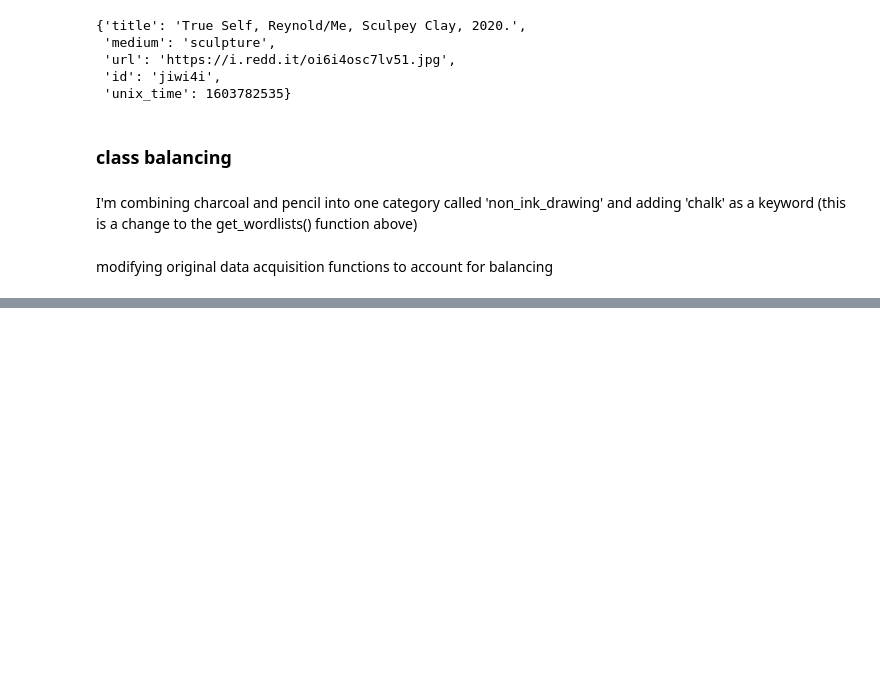
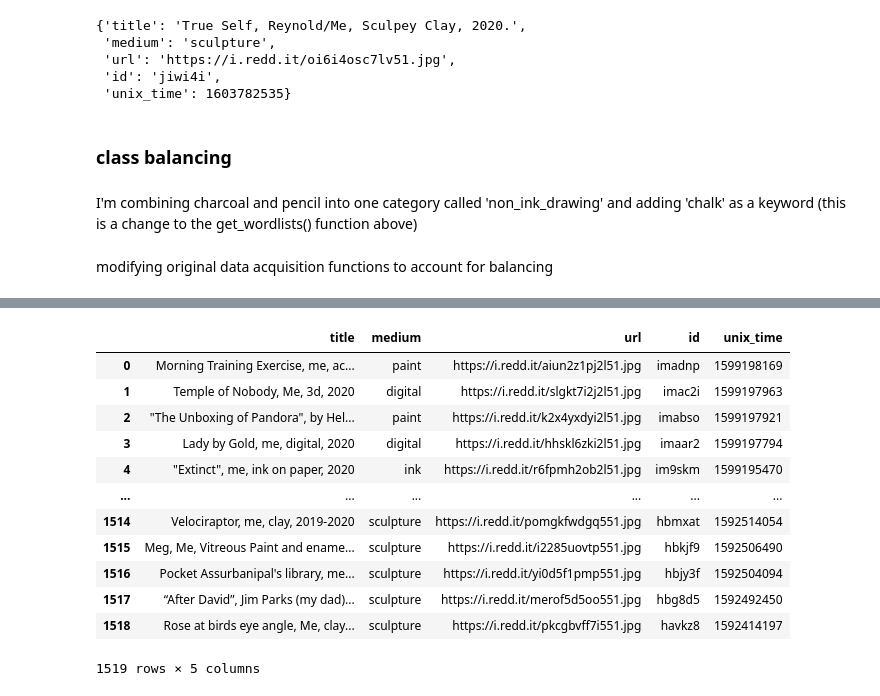
Before and after one commit to MWilliamson96/RedditArtClassifier, a Jupyter notebook: notebooks/exploratory/EDA_and_cleaning.ipynb, the cells around one changed output, grey strips where cells are left out. Saved outputs shown, nothing was run; the diff lists cells and outputs as text; code cells hidden in the pictures; blank space fills up the shorter version.

Commit message:
more model dev and data cleaning

```diff
--- a/notebooks/exploratory/EDA_and_cleaning.ipynb
+++ b/notebooks/exploratory/EDA_and_cleaning.ipynb
@@ -388,0 +432,2 @@ Name: medium, dtype: int64
+# %%
+all_submissions_dict = submissions_dict + new_submissions_dict + new_posts_3_dict
@@ -388,0 +444,15 @@ Name: medium, dtype: int64
+# %%
+train_path = data_path / 'fsm_tts' / 'train'
+extras_path = data_path / 'leftover_samples'
+with os.scandir(train_path) as t_scan:
+    for class_name in t_scan:
+        if class_name.is_dir():
+            class_path = train_path / class_name.name
+            new_d_path = extras_path / class_name.name
+            while len(list(os.listdir(class_path))) > 1000:
+                files = list(os.listdir(class_path))
+                file = files[np.random.randint(low = 0, high = len(files))]
+                file_path = class_path / file
+                target_path = new_d_path / file
+                shutil.move(file_path, target_path)
+                print(f'successfuly moved {file_path} to {target_path} with {len(files) - 1000} more to go')
@@ -388,0 +477,8 @@ Name: medium, dtype: int64
+# %%
+current_b = {}
+with os.scandir(train_path) as t_scan:
+    for class_name in t_scan:
+        if class_name.is_dir():
+            class_path = train_path / class_name.name
+            current_b[class_name.name] = len(list(os.listdir(class_path)))
+current_b
@@ -388,0 +492,7 @@ Name: medium, dtype: int64
+# %%
+num_new = 6000 - sum(list(current_b.values()))
+print(num_new)
+start_date = all_submissions_dict[-1]['unix_time']
+print(start_date)
+
+new_posts_3 = fetch_balanced_submissions(num_new, start_date, current_b.values())
@@ -388,0 +517,18 @@ Name: medium, dtype: int64
+# %%
+new_posts_3_dict = [make_post_dict(post) for post in new_posts_3]
+new_posts_3_df = pd.DataFrame(new_posts_3_dict)
+new_posts_3_df
+# %% [output]
+|  | title | medium | url | id | unix_time |
+| 0 | Morning Training Exercise, me, ac... | paint | https://i.redd.it/aiun2z1pj2l51.jpg | imadnp | 1599198169 |
+| 1 | Temple of Nobody, Me, 3d, 2020 | digital | https://i.redd.it/slgkt7i2j2l51.jpg | imac2i | 1599197963 |
+| 2 | "The Unboxing of Pandora", by Hel... | paint | https://i.redd.it/k2x4yxdyi2l51.jpg | imabso | 1599197921 |
+| 3 | Lady by Gold, me, digital, 2020 | digital | https://i.redd.it/hhskl6zki2l51.jpg | imaar2 | 1599197794 |
+| 4 | "Extinct", me, ink on paper, 2020 | ink | https://i.redd.it/r6fpmh2ob2l51.jpg | im9skm | 1599195470 |
+| ... | ... | ... | ... | ... | ... |
+| 1514 | Velociraptor, me, clay, 2019-2020 | sculpture | https://i.redd.it/pomgkfwdgq551.jpg | hbmxat | 1592514054 |
+| 1515 | Meg, Me, Vitreous Paint and ename... | sculpture | https://i.redd.it/i2285uovtp551.jpg | hbkjf9 | 1592506490 |
+| 1516 | Pocket Assurbanipal's library, me... | sculpture | https://i.redd.it/yi0d5f1pmp551.jpg | hbjy3f | 1592504094 |
+| 1517 | “After David”, Jim Parks (my dad)... | sculpture | https://i.redd.it/merof5d5oo551.jpg | hbg8d5 | 1592492450 |
+| 1518 | Rose at birds eye angle, Me, clay... | sculpture | https://i.redd.it/pkcgbvff7i551.jpg | havkz8 | 1592414197 |
+1519 rows × 5 columns
```
Also changed, not shown: parts of 42 cells of this notebook, 3 other files.
